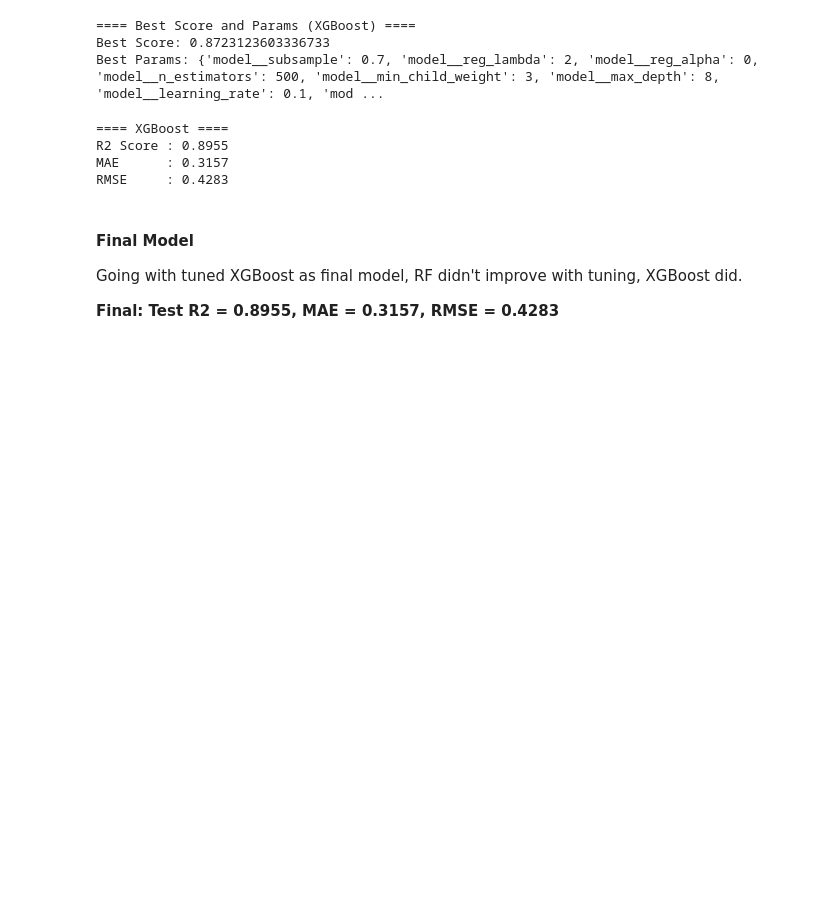
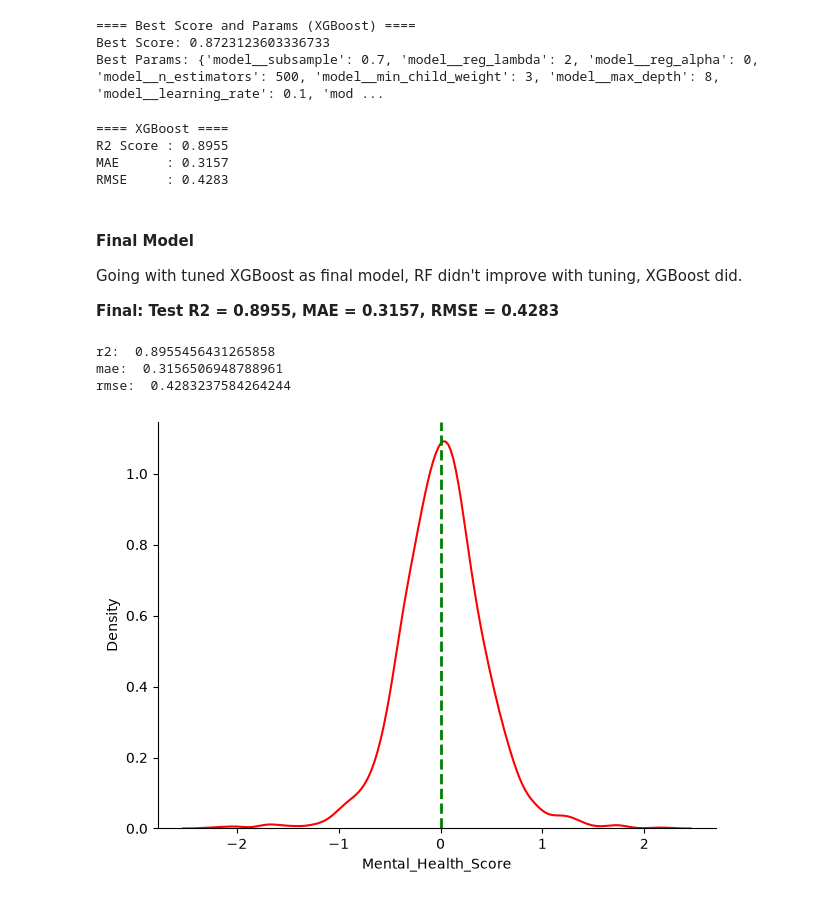
Before and after one commit to ashishpra28/MindWell-Mental-Health-Score-Predictor, a Jupyter notebook: notebook/Mental_Health_Score_Prediction.ipynb, the cells around one changed output. Drawn from its saved outputs; the diff is of its cells as text; code cells hidden in the pictures; blank space fills up the shorter version.

```diff
--- a/notebook/Mental_Health_Score_Prediction.ipynb
+++ b/notebook/Mental_Health_Score_Prediction.ipynb
@@ -963,3 +963,30 @@ RMSE     : 0.4283
 Going with tuned XGBoost as final model, RF didn't improve with tuning, XGBoost did.
 
 **Final: Test R2 = 0.8955, MAE = 0.3157, RMSE = 0.4283**
+# %%
+# Residuals
+residuals = y_test - final_y_pred_xgb
+residuals
+
+# Plot residual distribution
+print('r2: ',r2_score(y_test, final_y_pred_xgb))
+print('mae: ',mean_absolute_error(y_test, final_y_pred_xgb))
+print('rmse: ',root_mean_squared_error(y_test, final_y_pred_xgb))
+sns.kdeplot(residuals, color='r')
+plt.axvline(0, color='green', linestyle='--', linewidth=2)
+sns.despine()
+plt.tight_layout()
+
+# Save figure
+plt.savefig(
+    '../plots/Residual_Distribution.png',
+    dpi=300,
+    bbox_inches='tight'
+)
+
+plt.show()
+# %% [output]
+r2:  0.8955456431265858
+mae:  0.3156506948788961
+rmse:  0.4283237584264244
+[figure, added]
```
Also changed, not shown: parts of 3 cells of this notebook, 3 other files.
